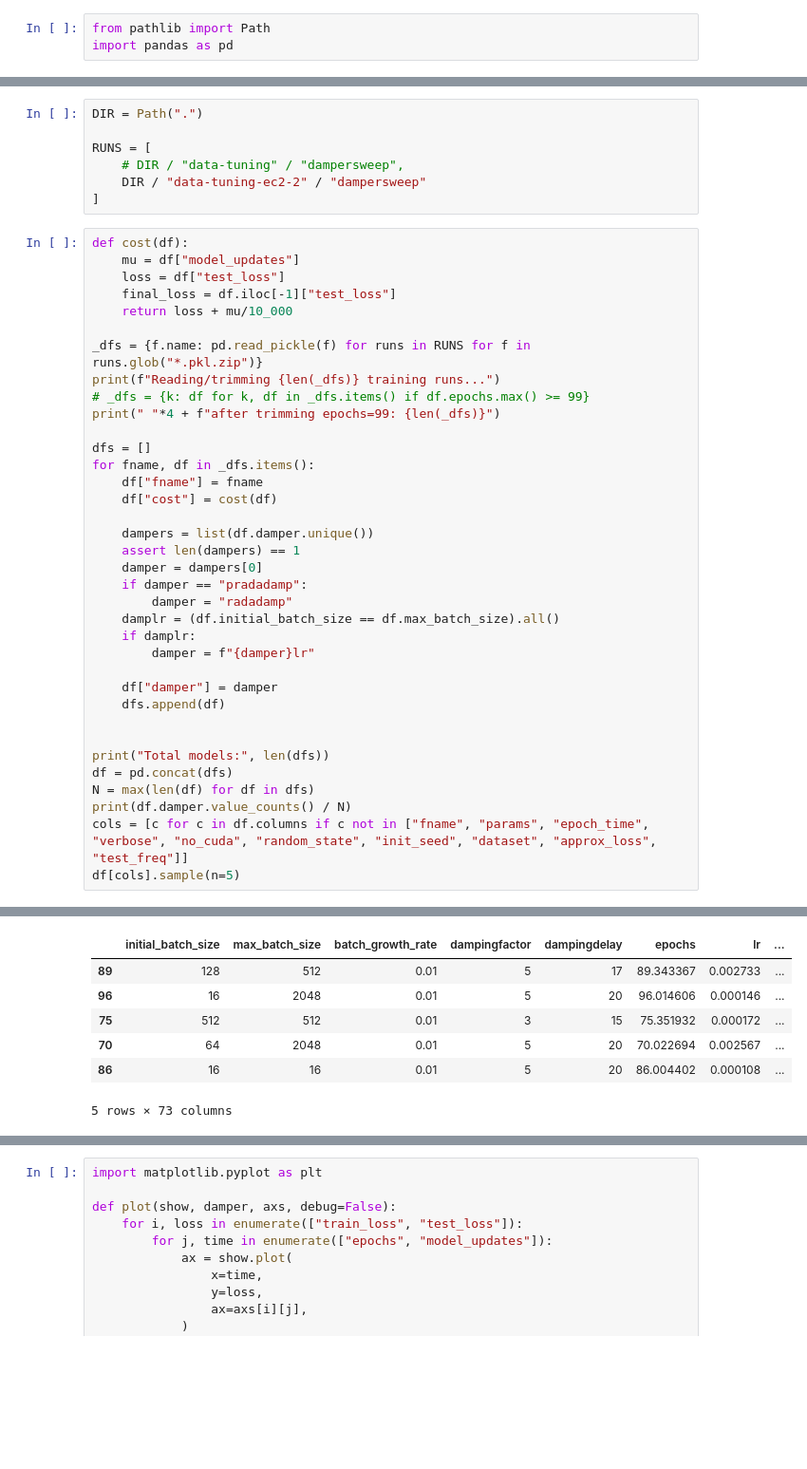
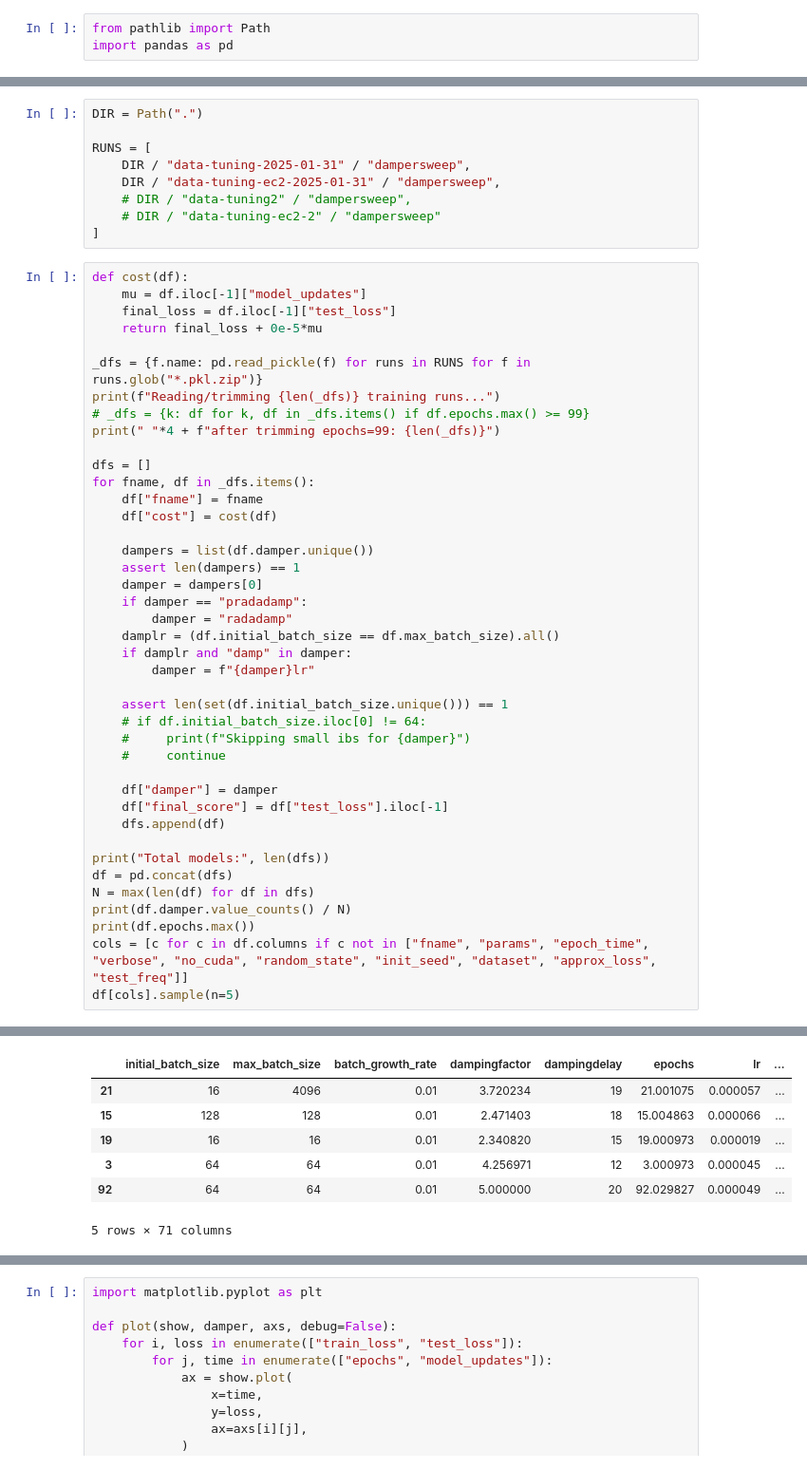
Before and after one commit to stsievert/adadamp-experiments, a Jupyter notebook: exp-autoencoder/viz-sweep.ipynb, the cells around one changed output, grey strips where cells are left out. Shown at 95% size. Drawn from its saved outputs; the diff is of its cells as text; blank space fills up the shorter version.

```diff
--- a/exp-autoencoder/viz-sweep.ipynb
+++ b/exp-autoencoder/viz-sweep.ipynb
@@ -5,15 +16,16 @@ import pandas as pd
 DIR = Path(".")
 
 RUNS = [
-    # DIR / "data-tuning" / "dampersweep",
-    DIR / "data-tuning-ec2-2" / "dampersweep"
+    DIR / "data-tuning-2025-01-31" / "dampersweep",
+    DIR / "data-tuning-ec2-2025-01-31" / "dampersweep",
+    # DIR / "data-tuning2" / "dampersweep",
+    # DIR / "data-tuning-ec2-2" / "dampersweep"
 ]
 # %%
 def cost(df):
-    mu = df["model_updates"]
-    loss = df["test_loss"]
+    mu = df.iloc[-1]["model_updates"]
     final_loss = df.iloc[-1]["test_loss"]
-    return loss + mu/10_000
+    return final_loss + 0e-5*mu
 
 _dfs = {f.name: pd.read_pickle(f) for runs in RUNS for f in runs.glob("*.pkl.zip")}
 print(f"Reading/trimming {len(_dfs)} training runs...")
@@ -31,17 +43,23 @@ for fname, df in _dfs.items():
     if damper == "pradadamp":
         damper = "radadamp"
     damplr = (df.initial_batch_size == df.max_batch_size).all()
-    if damplr:
+    if damplr and "damp" in damper:
         damper = f"{damper}lr"
 
+    assert len(set(df.initial_batch_size.unique())) == 1
+    # if df.initial_batch_size.iloc[0] != 64:
+    #     print(f"Skipping small ibs for {damper}")
+    #     continue
+
     df["damper"] = damper
+    df["final_score"] = df["test_loss"].iloc[-1]
     dfs.append(df)
-
 
 print("Total models:", len(dfs))
 df = pd.concat(dfs)
 N = max(len(df) for df in dfs)
 print(df.damper.value_counts() / N)
+print(df.epochs.max())
 cols = [c for c in df.columns if c not in ["fname", "params", "epoch_time", "verbose", "no_cuda", "random_state", "init_seed", "dataset", "approx_loss", "test_freq"]]
 df[cols].sample(n=5)
 # %% [output]
@@ -61,10 +80,10 @@ Name: count, dtype: float64
 |  | initial_batch_size | max_batch_size | batch_growth_rate | dampingfactor | dampingdelay | epochs | lr | ... |
-| 89 | 128 | 512 | 0.01 | 5 | 17 | 89.343367 | 0.002733 | ... |
-| 96 | 16 | 2048 | 0.01 | 5 | 20 | 96.014606 | 0.000146 | ... |
-| 75 | 512 | 512 | 0.01 | 3 | 15 | 75.351932 | 0.000172 | ... |
-| 70 | 64 | 2048 | 0.01 | 5 | 20 | 70.022694 | 0.002567 | ... |
-| 86 | 16 | 16 | 0.01 | 5 | 20 | 86.004402 | 0.000108 | ... |
+| 21 | 16 | 4096 | 0.01 | 3.720234 | 19 | 21.001075 | 0.000057 | ... |
+| 15 | 128 | 128 | 0.01 | 2.471403 | 18 | 15.004863 | 0.000066 | ... |
+| 19 | 16 | 16 | 0.01 | 2.340820 | 15 | 19.000973 | 0.000019 | ... |
+| 3 | 64 | 64 | 0.01 | 4.256971 | 12 | 3.000973 | 0.000045 | ... |
+| 92 | 64 | 64 | 0.01 | 5.000000 | 20 | 92.029827 | 0.000049 | ... |
-5 rows × 73 columns
+5 rows × 71 columns
 # %%
 import numpy as np
 
```
Also changed, not shown: parts of 10 cells of this notebook, 3 other files.
